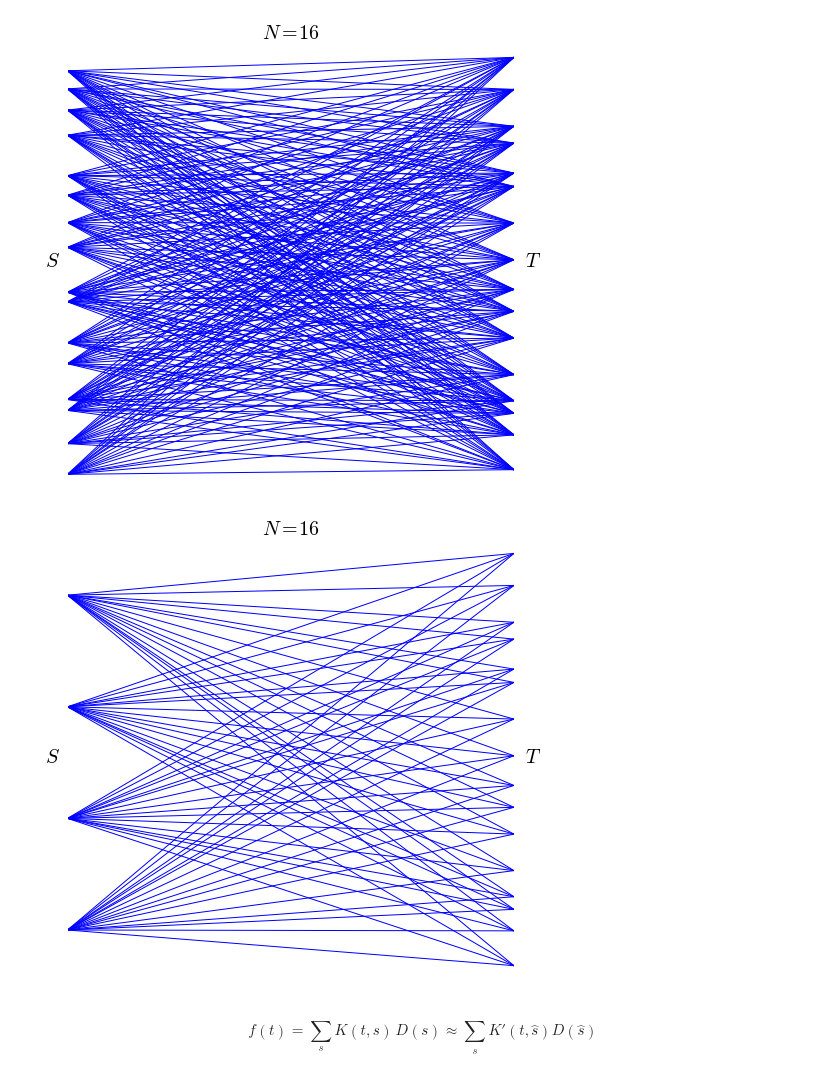
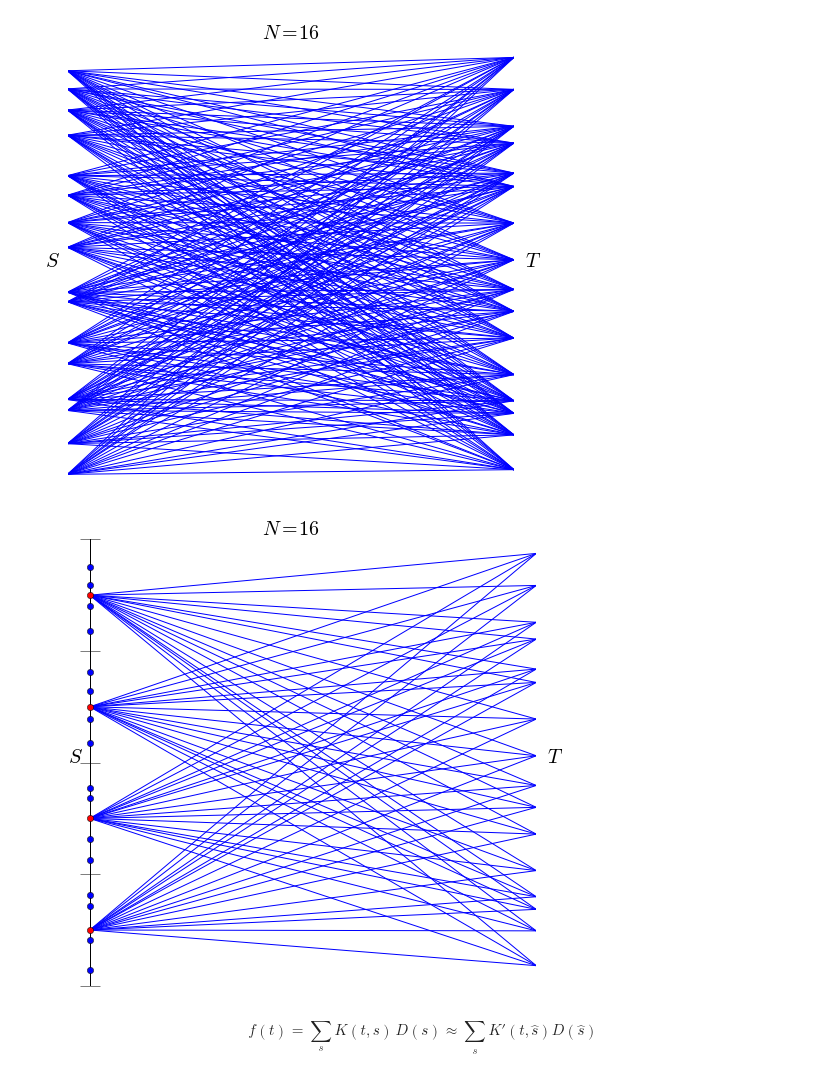
Before and after one commit to dhermes/butterfly-algorithm, a Jupyter notebook: butterfly.ipynb, the cells around one changed output. Saved outputs shown, nothing was run; the diff lists cells and outputs as text; code cells hidden in the pictures.

Commit message:
Adding binned_interaction to indicate change from naive_interaction.
Draws the same 4 bins with red bin centers (sigma) as will be
displayed horizontally 4 slides later.

```diff
--- a/butterfly.ipynb
+++ b/butterfly.ipynb
@@ -182,11 +182,11 @@ $$\|e\|_2 = 3.65989629865 \cdot 10^{-10}$$
 naive_interaction(S_VALUES, T_VALUES, N=16)
 # %% [output]
 [figure]
-# %%
-SIGMA_VALUES = 0.125 + np.arange(4) * 0.25  # 4 intervals in [0, 1]
-naive_interaction(SIGMA_VALUES, T_VALUES, N=16)
-# %% [output]
-[figure, removed]
+# %%
+from make_partition_plots import binned_interaction
+binned_interaction(S_VALUES, T_VALUES, L=2)
+# %% [output]
+[figure, added]
 # %% [markdown]
 $$\widehat{f}(t) = \sum_{s} K(t, s) \, D(s) \approx \sum_{\widehat{s}} K' \left(t, \widehat{s}\right) D\left(\widehat{s}\right)$$
 # %% [markdown]
```
Also changed, not shown: parts of 1 cell of this notebook.
